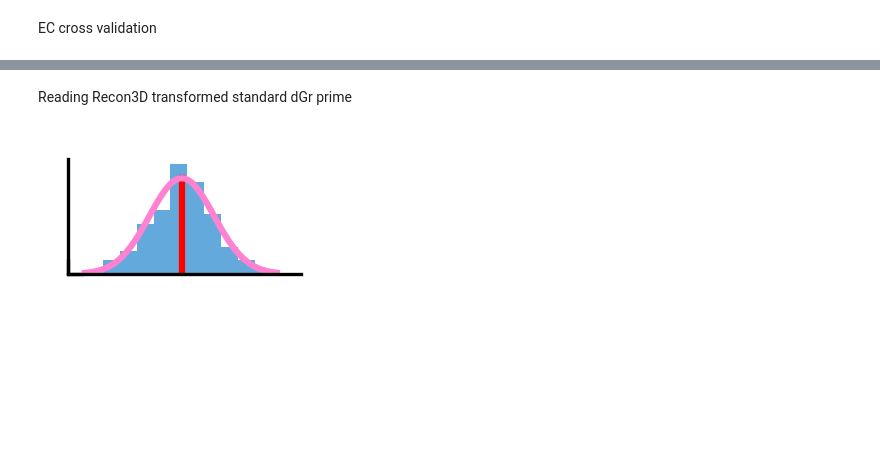
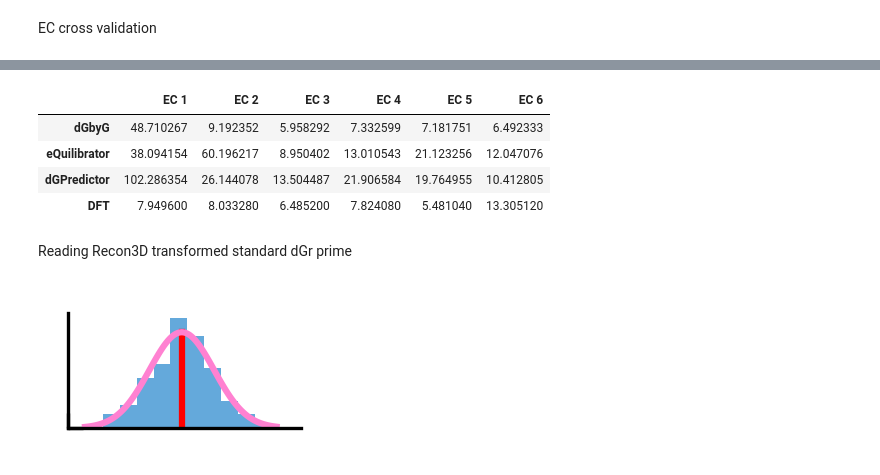
Before and after one commit to arne-cl/dGbyG, a Jupyter notebook: RunAnalysis/Figures.ipynb, the cells around one changed output, grey strips where cells are left out. Drawn from its saved outputs; the diff is of its cells as text; code cells hidden in the pictures; blank space fills up the shorter version.

```diff
--- a/RunAnalysis/Figures.ipynb
+++ b/RunAnalysis/Figures.ipynb
@@ -757,10 +631,9 @@ SignificanceResult(statistic=-0.13162066228220748, pvalue=0.050164133638083516)
 # %%
 ec_res_dir = ['../data/results_data/cross_validation_results/EC{0}_cross_validation/'.format(ec) for ec in range(1,7)]
-ec_res = [read_results(dir, 10) for dir in ec_res_dir]
+ec_res = [read_results(dir, 20) for dir in ec_res_dir]
 real_r_ec = ec_res[0][0]
 Final_p_ec = [np.nanmean(ec[1], axis=0) for ec in ec_res]
-real_r_ec, p_ec = calculate_statistics(real_r_ec, Final_p_ec[1:])
-print()
-Final_p_ec = [np.nanmean(ec[1], axis=0) for ec in ec_res]
-real_r_ec, p_ec = calculate_statistics(real_r_ec, Final_p_ec)
+Final_e_ec = [x[~np.isnan(x)] for x in [np.nanmean(x[2], axis=0) for x in ec_res]]
+Final_ae_ec = [np.abs(x) for x in Final_e_ec]
+_ = calculate_statistics(real_r_ec, Final_p_ec)
 # %% [output]
@@ -893,3 +710,18 @@ SignificanceResult(statistic=0.8006681444957952, pvalue=6.99770671867786e-152)
+# %%
+ec_mae_df = pd.DataFrame([[np.mean(np.abs(x)) for x in Final_ae_ec],
+                          [np.mean(np.abs(x)) for x in cc_ae_ec],
+                          [np.mean(np.abs(x)) for x in af_ae_ec]],
+                          columns=['EC '+str(n) for n in range(1,7)],)
+ec_mae_df.index = ['dGbyG', 'eQuilibrator', 'dGPredictor']
+ec_mae_df.loc['DFT',:] = np.array([1.9,1.92,1.55,1.87,1.31,3.18]) * 4.184
+# %%
+ec_mae_df
+# %% [output]
+|  | EC 1 | EC 2 | EC 3 | EC 4 | EC 5 | EC 6 |
+| dGbyG | 48.710267 | 9.192352 | 5.958292 | 7.332599 | 7.181751 | 6.492333 |
+| eQuilibrator | 38.094154 | 60.196217 | 8.950402 | 13.010543 | 21.123256 | 12.047076 |
+| dGPredictor | 102.286354 | 26.144078 | 13.504487 | 21.906584 | 19.764955 | 10.412805 |
+| DFT | 7.949600 | 8.033280 | 6.485200 | 7.824080 | 5.481040 | 13.305120 |
 # %% [markdown]
 Reading Recon3D transformed standard dGr prime
 # %%
```
Also changed, not shown: parts of 30 cells of this notebook, 6 other files.
